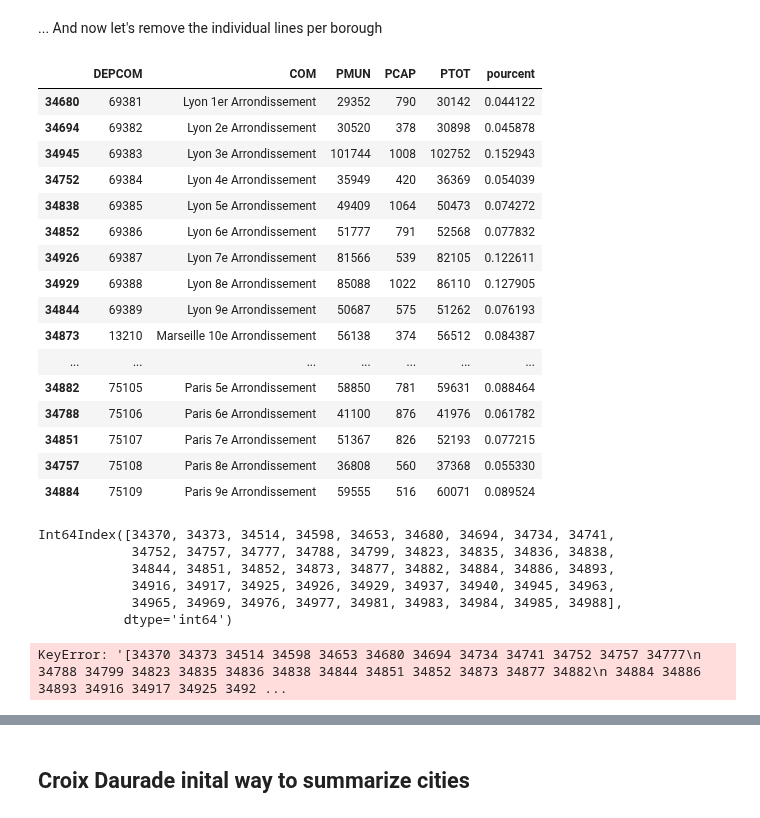
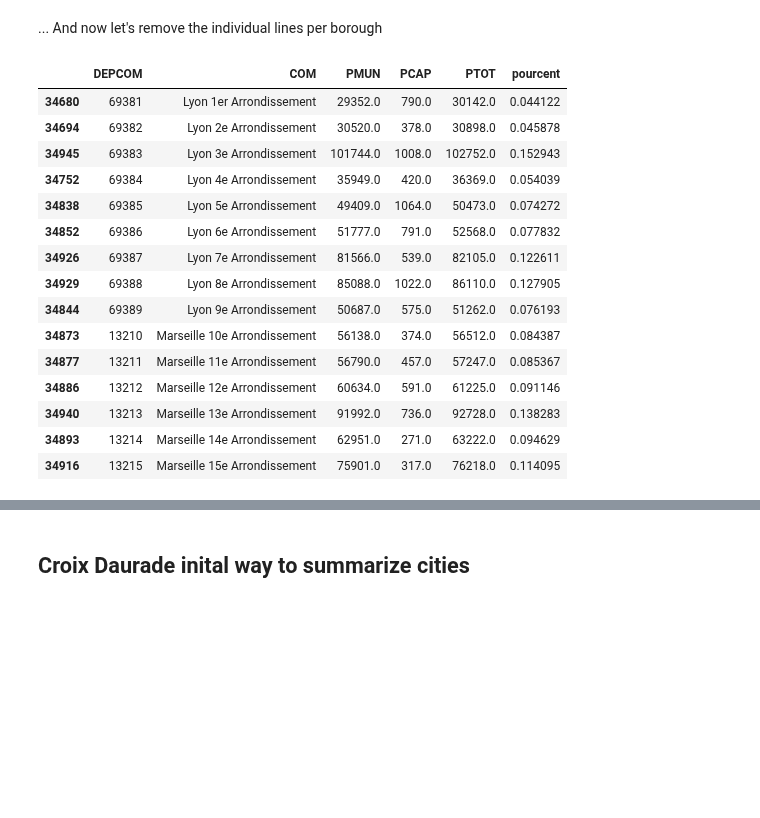
Before and after one commit to Toff-CxDaurade/French-Population, a Jupyter notebook: data_population.ipynb, the cells around one changed output, grey strips where cells are left out. Saved outputs shown, nothing was run; the diff lists cells and outputs as text; code cells hidden in the pictures; blank space fills up the shorter version.

Commit message:
Cleaned up the code, moved the initial big city aggregation in archive at the end of NB to avoid duplication of operations when running NB. NB is nice and clean, ready to move to Plotting section

```diff
--- a/data_population.ipynb
+++ b/data_population.ipynb
@@ -201,9 +156,3 @@ summarize_df_big_city_list(df_communes=df_communes, city_names=['Marseille', 'Ly
 # %%
 # Cities to be summarized with associated depcom
 cities_to_sum = {'Marseille': 13200, 'Lyon': 69380, 'Paris': 75000}
-# %%
-# Loop through cities to be summarized and append to the end of df_communes
-for city in cities_to_sum:
-    s_summary = summarize_df_big_city(df_communes=df_communes, city_name=city, depcom=cities_to_sum[city])
-    df_communes = df_communes.append(s_summary, ignore_index=True)
-df_communes.tail(8)
@@ -219,0 +177,3 @@ df_communes.tail(8)
+# %%
+df_communes = summarize_df_big_city_list(df_communes=df_communes, city_names=['Marseille', 'Lyon', 'Paris'], depcoms=[13200, 69000, 75000])
+df_communes
@@ -228,38 +202,25 @@ def agg_city_borough_row(com):
 # %%
 # Create a boolean vector to identify the rows that corresponds to boroughs (rows that will be later removec)
 bool_vect_rows_to_rm = df_communes.COM.apply(agg_city_borough_row)
 # Use boolean vector to index df
-df_communes[bool_vect_rows_to_rm].sort_values(by = "COM")
+df_communes[bool_vect_rows_to_rm].sort_values(by = "COM").head(15)
 # %% [output]
 |  | DEPCOM | COM | PMUN | PCAP | PTOT | pourcent |
-| 34680 | 69381 | Lyon 1er Arrondissement | 29352 | 790 | 30142 | 0.044122 |
-| 34694 | 69382 | Lyon 2e Arrondissement | 30520 | 378 | 30898 | 0.045878 |
-| 34945 | 69383 | Lyon 3e Arrondissement | 101744 | 1008 | 102752 | 0.152943 |
-| 34752 | 69384 | Lyon 4e Arrondissement | 35949 | 420 | 36369 | 0.054039 |
-| 34838 | 69385 | Lyon 5e Arrondissement | 49409 | 1064 | 50473 | 0.074272 |
-| 34852 | 69386 | Lyon 6e Arrondissement | 51777 | 791 | 52568 | 0.077832 |
-| 34926 | 69387 | Lyon 7e Arrondissement | 81566 | 539 | 82105 | 0.122611 |
-| 34929 | 69388 | Lyon 8e Arrondissement | 85088 | 1022 | 86110 | 0.127905 |
-| 34844 | 69389 | Lyon 9e Arrondissement | 50687 | 575 | 51262 | 0.076193 |
-| 34873 | 13210 | Marseille 10e Arrondissement | 56138 | 374 | 56512 | 0.084387 |
-| ... | ... | ... | ... | ... | ... | ... |
-| 34882 | 75105 | Paris 5e Arrondissement | 58850 | 781 | 59631 | 0.088464 |
-| 34788 | 75106 | Paris 6e Arrondissement | 41100 | 876 | 41976 | 0.061782 |
-| 34851 | 75107 | Paris 7e Arrondissement | 51367 | 826 | 52193 | 0.077215 |
-| 34757 | 75108 | Paris 8e Arrondissement | 36808 | 560 | 37368 | 0.055330 |
-| 34884 | 75109 | Paris 9e Arrondissement | 59555 | 516 | 60071 | 0.089524 |
+| 34680 | 69381 | Lyon 1er Arrondissement | 29352.0 | 790.0 | 30142.0 | 0.044122 |
+| 34694 | 69382 | Lyon 2e Arrondissement | 30520.0 | 378.0 | 30898.0 | 0.045878 |
+| 34945 | 69383 | Lyon 3e Arrondissement | 101744.0 | 1008.0 | 102752.0 | 0.152943 |
+| 34752 | 69384 | Lyon 4e Arrondissement | 35949.0 | 420.0 | 36369.0 | 0.054039 |
+| 34838 | 69385 | Lyon 5e Arrondissement | 49409.0 | 1064.0 | 50473.0 | 0.074272 |
+| 34852 | 69386 | Lyon 6e Arrondissement | 51777.0 | 791.0 | 52568.0 | 0.077832 |
+| 34926 | 69387 | Lyon 7e Arrondissement | 81566.0 | 539.0 | 82105.0 | 0.122611 |
+| 34929 | 69388 | Lyon 8e Arrondissement | 85088.0 | 1022.0 | 86110.0 | 0.127905 |
+| 34844 | 69389 | Lyon 9e Arrondissement | 50687.0 | 575.0 | 51262.0 | 0.076193 |
+| 34873 | 13210 | Marseille 10e Arrondissement | 56138.0 | 374.0 | 56512.0 | 0.084387 |
+| 34877 | 13211 | Marseille 11e Arrondissement | 56790.0 | 457.0 | 57247.0 | 0.085367 |
+| 34886 | 13212 | Marseille 12e Arrondissement | 60634.0 | 591.0 | 61225.0 | 0.091146 |
+| 34940 | 13213 | Marseille 13e Arrondissement | 91992.0 | 736.0 | 92728.0 | 0.138283 |
+| 34893 | 13214 | Marseille 14e Arrondissement | 62951.0 | 271.0 | 63222.0 | 0.094629 |
+| 34916 | 13215 | Marseille 15e Arrondissement | 75901.0 | 317.0 | 76218.0 | 0.114095 |
-# %%
-# List of indexes to be removed
-bool_vect_rows_to_rm[bool_vect_rows_to_rm == True].index
-# %% [output]
-Int64Index([34370, 34373, 34514, 34598, 34653, 34680, 34694, 34734, 34741,
-            34752, 34757, 34777, 34788, 34799, 34823, 34835, 34836, 34838,
-            34844, 34851, 34852, 34873, 34877, 34882, 34884, 34886, 34893,
-            34916, 34917, 34925, 34926, 34929, 34937, 34940, 34945, 34963,
-            34965, 34969, 34976, 34977, 34981, 34983, 34984, 34985, 34988],
-           dtype='int64')
 # %%
 # Drop those indexes from the df...
 df_communes.drop(index=bool_vect_rows_to_rm[bool_vect_rows_to_rm == True].index, inplace=True)
-# %% [output]
-KeyError: '[34370 34373 34514 34598 34653 34680 34694 34734 34741 34752 34757 34777\n 34788 34799 34823 34835 34836 34838 34844 34851 34852 34873 34877 34882\n 34884 34886 34893 34916 34917 34925 3492 ...
```
Also changed, not shown: parts of 37 cells of this notebook, 1 other file.
